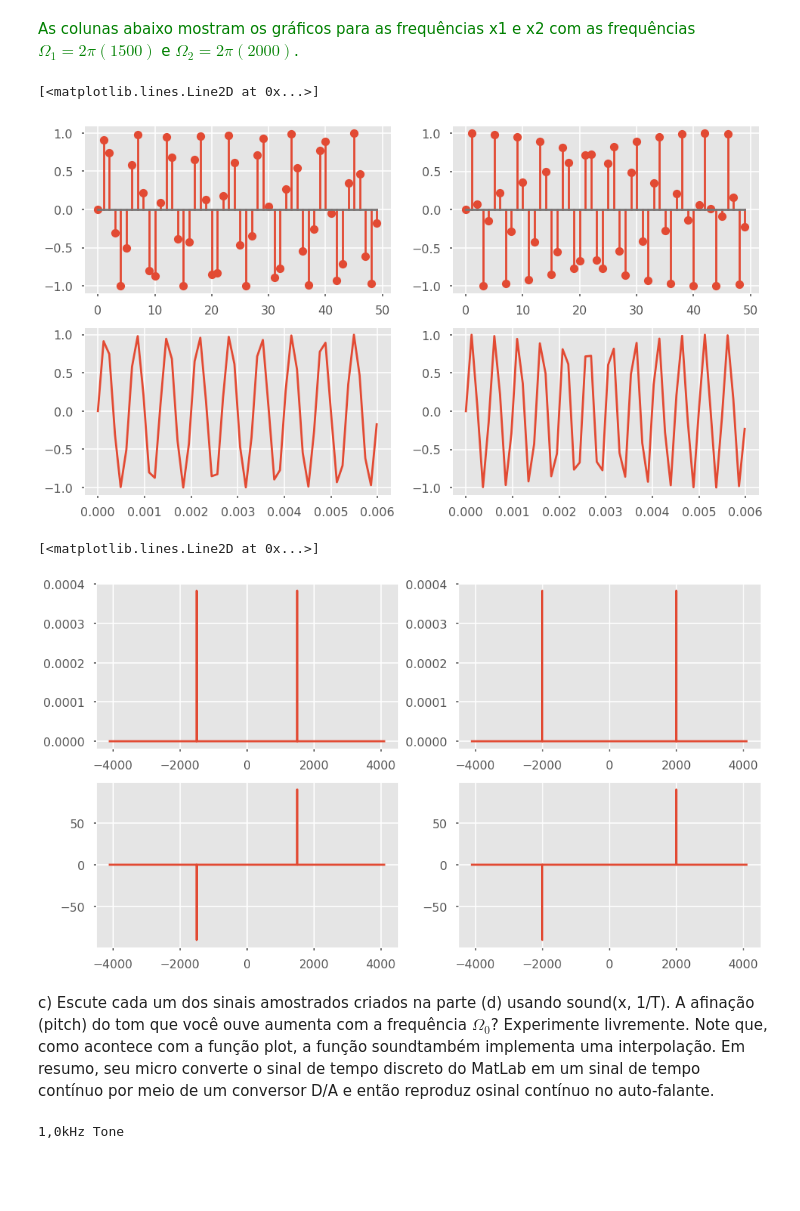
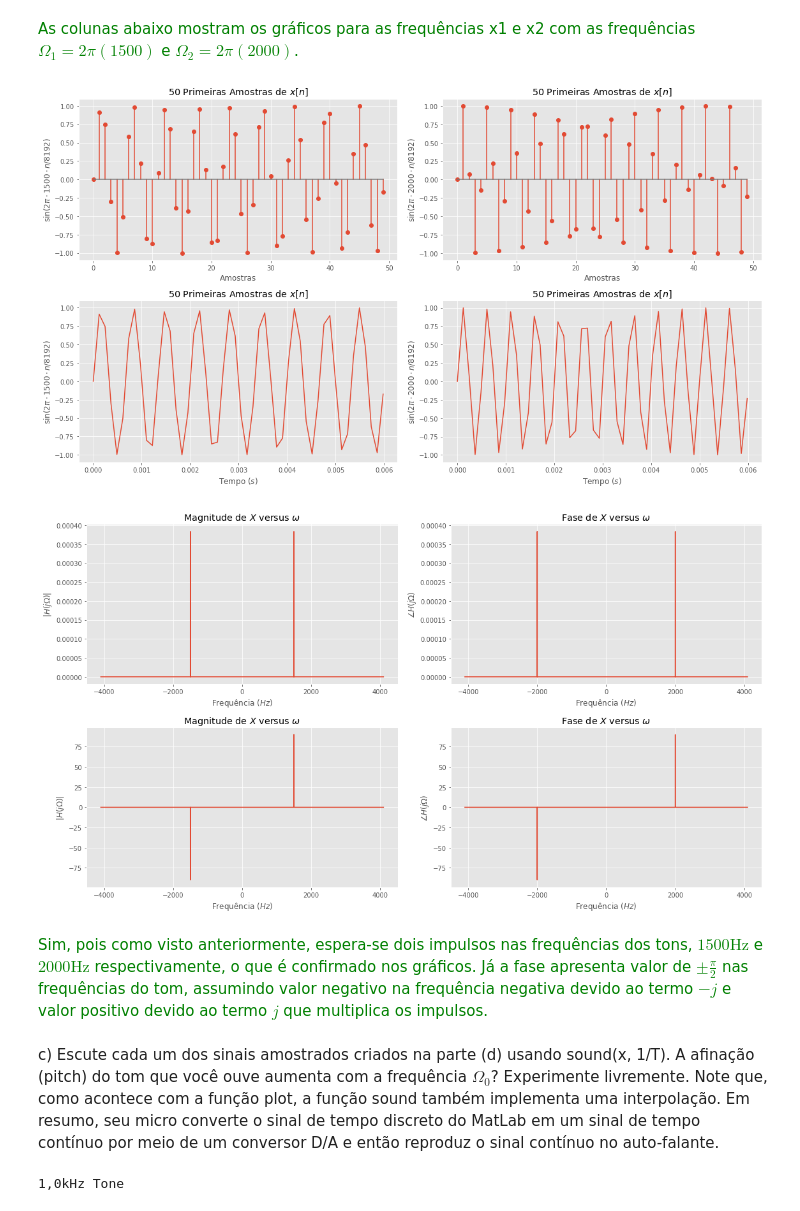
Before and after one commit to davidrft/processamento-digital-de-sinais, a Jupyter notebook: PDS - Projeto 1.ipynb, the cells around one changed output. Drawn from its saved outputs; the diff is of its cells as text; code cells hidden in the pictures; blank space fills up the shorter version.

```diff
--- a/PDS - Projeto 1.ipynb
+++ b/PDS - Projeto 1.ipynb
@@ -59,45 +83,76 @@ d) Repita as partes (a)-(c) para as frequências $\Omega_{0} = 2\pi(1500)$ e $\O
 # %%
 x1 = np.sin(2 * np.pi * 1500 * n/Fs)
 x2 = np.sin(2 * np.pi * 2000 * n/Fs)
 
 plt.subplot(221)
+plt.xlabel('Amostras')
+plt.ylabel('$\sin(2 \pi \cdot 1500 \cdot n/8192)$')
+plt.title('50 Primeiras Amostras de $x[n]$')
 plt.stem(n[:50], x1[:50])
 
 plt.subplot(223)
+plt.xlabel('Tempo ($s$)')
+plt.ylabel('$\sin(2 \pi \cdot 1500 \cdot n/8192)$')
+plt.title('50 Primeiras Amostras de $x[n]$')
 plt.plot(t[:50], x1[:50])
 
 plt.subplot(222)
+plt.xlabel('Amostras')
+plt.ylabel('$\sin(2 \pi \cdot 2000 \cdot n/8192)$')
+plt.title('50 Primeiras Amostras de $x[n]$')
 plt.stem(n[:50], x2[:50])
 
 plt.subplot(224)
+plt.xlabel('Tempo ($s$)')
+plt.ylabel('$\sin(2 \pi \cdot 2000 \cdot n/8192)$')
+plt.title('50 Primeiras Amostras de $x[n]$')
 plt.plot(t[:50], x2[:50])
+
+plt.tight_layout()
+plt.show()
 # %% [output]
-[<matplotlib.lines.Line2D at 0x...>]
-[figure, old version]
+[figure, new version]
 # %%
-def filter_small_values(arr):
-    arr[np.where(np.abs(arr) < 3e-4)] = 0
+def filter_small_values(arr, epsilon=3e-4):
+    arr[np.where(np.abs(arr) < epsilon)] = 0
     return arr
 
-X1, w1 = ctfts(x1, 1/Fs)
-X2, w2 = ctfts(x2, 1/Fs)
+
+X1, w1 = ctfts(x1, 1 / Fs)
+X2, w2 = ctfts(x2, 1 / Fs)
 
 plt.subplot(221)
+plt.title('Magnitude de $X$ versus $\omega$')
+plt.ylabel('$|H(j\Omega)|$')
+plt.xlabel('Frequência ($Hz$)')
 plt.plot(w1, np.abs(X1))
 
 plt.subplot(223)
+plt.title('Magnitude de $X$ versus $\omega$')
+plt.ylabel('$|H(j\Omega)|$')
+plt.xlabel('Frequência ($Hz$)')
 plt.plot(w1, np.angle(filter_small_values(X1), deg=True))
 
 plt.subplot(222)
+plt.title('Fase de $X$ versus $\omega$')
+plt.ylabel('$\\angle H(j\Omega)$')
+plt.xlabel('Frequência ($Hz$)')
 plt.plot(w2, np.abs(X2))
 
 plt.subplot(224)
+plt.title('Fase de $X$ versus $\omega$')
+plt.ylabel('$\\angle H(j\Omega)$')
+plt.xlabel('Frequência ($Hz$)')
 plt.plot(w2, np.angle(filter_small_values(X2), deg=True))
+
+plt.tight_layout()
+plt.show()
 # %% [output]
-[<matplotlib.lines.Line2D at 0x...>]
-[figure, old version]
+[figure, new version]
+# %% [markdown]
+<span style="color:green">Sim, pois como visto anteriormente, espera-se dois impulsos nas frequências dos tons, $1500 \text{Hz}$ e $2000 \text{Hz}$ respectivamente, o que é confirmado nos gráficos. Já a fase apresenta valor de $\pm \frac{\pi}{2}$ nas frequências do tom, assumindo valor negativo na frequência negativa devido ao termo $-j$ e valor positivo devido ao termo $j$ que multiplica os impulsos. </span>
 # %% [markdown]
-c) Escute  cada  um  dos  sinais  amostrados  criados  na  parte  (d)  usando sound(x,  1/T).  A afinação  (pitch)  do  tom  que  você  ouve  aumenta  com  a  frequência $\Omega_0$?  Experimente livremente.  Note  que,  como  acontece  com  a  função plot,  a  função soundtambém implementa uma interpolação. Em resumo, seu micro converte o sinal de tempo discreto do MatLab em um sinal de tempo contínuo por meio de um conversor D/A e então reproduz osinal contínuo no auto-falante.
+c) Escute  cada  um  dos  sinais  amostrados  criados  na  parte  (d)  usando sound(x,  1/T).  A afinação  (pitch)  do  tom  que  você  ouve  aumenta  com  a  frequência $\Omega_0$?  Experimente livremente.  Note  que,  como  acontece  com  a  função plot,  a  função sound também implementa uma interpolação. Em resumo, seu micro converte o sinal de tempo discreto do MatLab em um sinal de tempo contínuo por meio de um conversor D/A e então reproduz o sinal contínuo no auto-falante.
 # %%
 print('1,0kHz Tone')
 ipd.display(ipd.Audio(x, rate=Fs))
```
Also changed, not shown: parts of 17 cells of this notebook.
